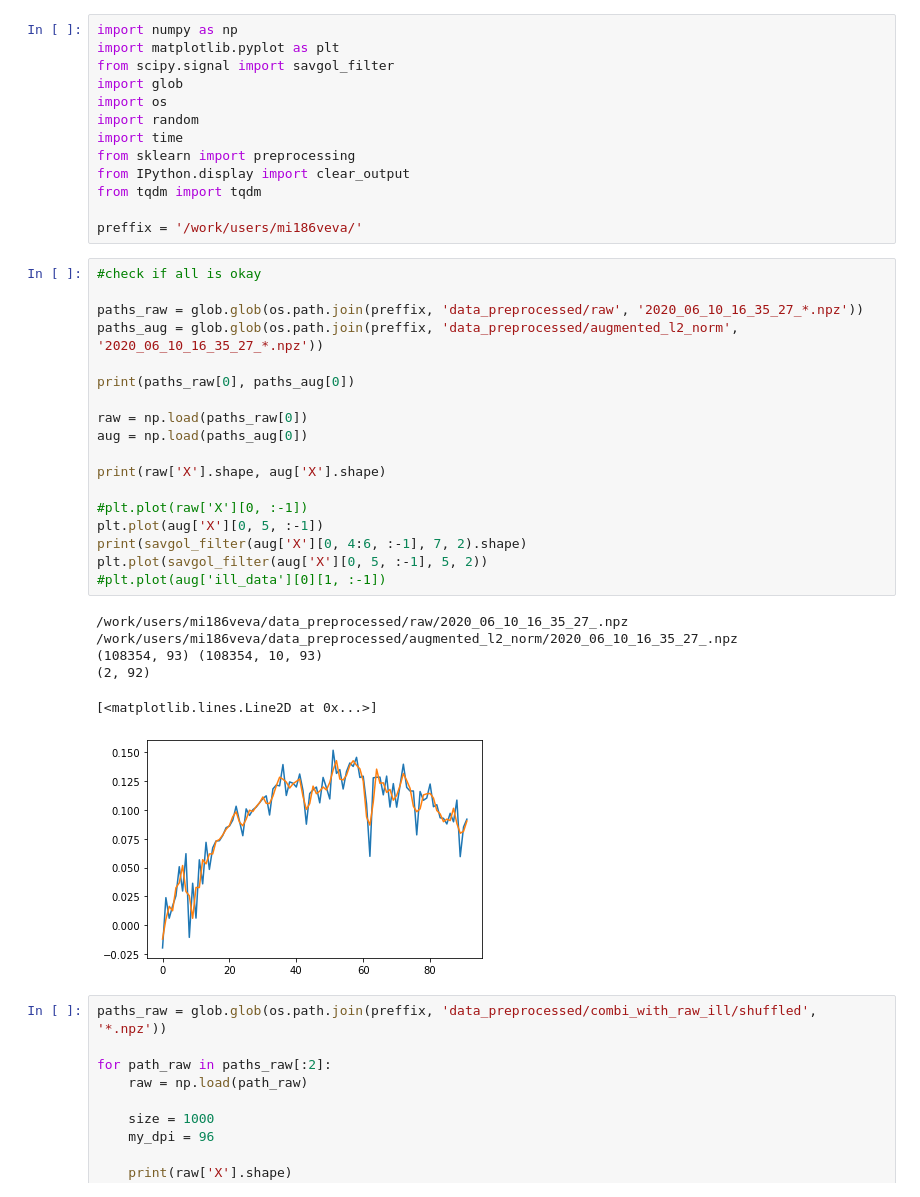
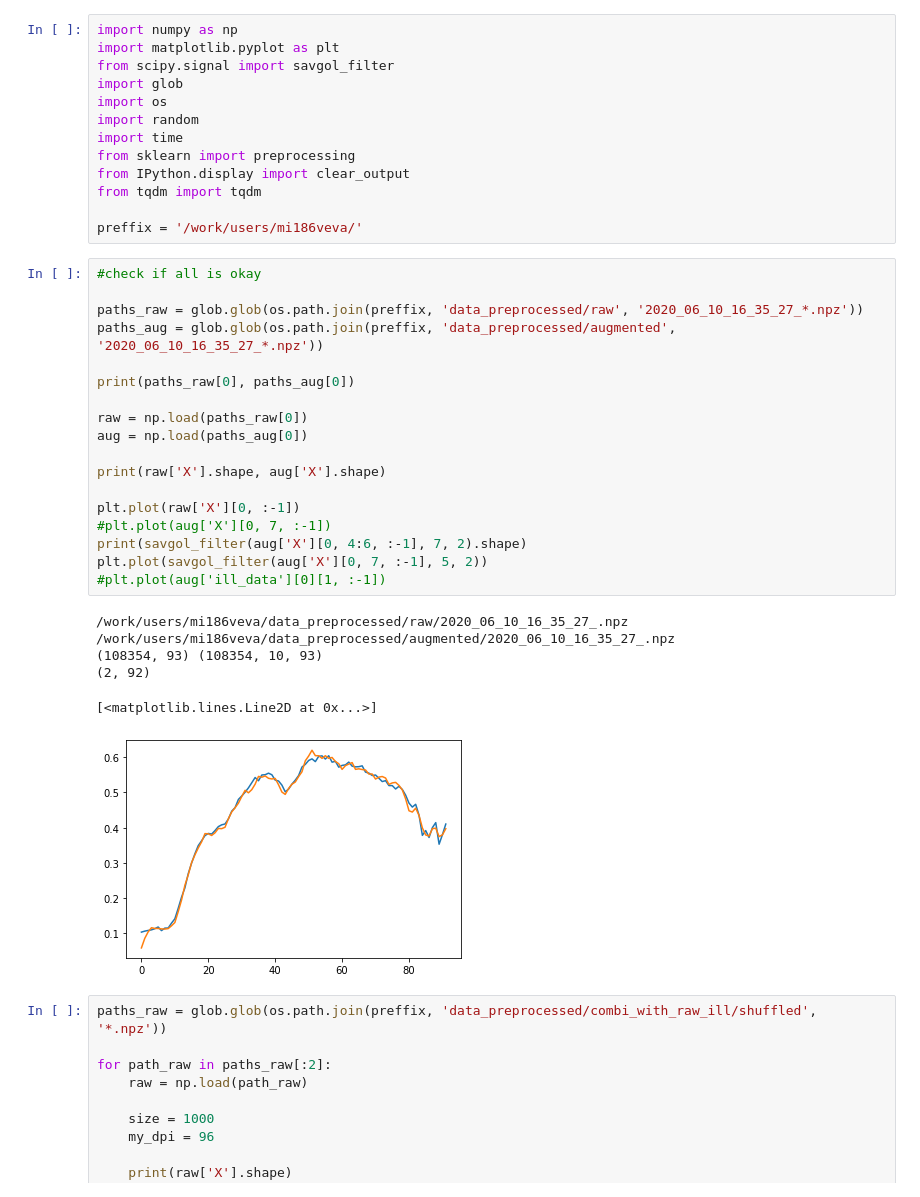
Before and after one commit to msokur/hsi-experiments, a Jupyter notebook: augmentation.ipynb, the cells around one changed output. Drawn from its saved outputs; the diff is of its cells as text.

```diff
--- a/augmentation.ipynb
+++ b/augmentation.ipynb
@@ -14,27 +14,27 @@ preffix = '/work/users/mi186veva/'
 # %%
 #check if all is okay
 
 paths_raw = glob.glob(os.path.join(preffix, 'data_preprocessed/raw', '2020_06_10_16_35_27_*.npz'))
-paths_aug = glob.glob(os.path.join(preffix, 'data_preprocessed/augmented_l2_norm', '2020_06_10_16_35_27_*.npz'))
+paths_aug = glob.glob(os.path.join(preffix, 'data_preprocessed/augmented', '2020_06_10_16_35_27_*.npz'))
 
 print(paths_raw[0], paths_aug[0])
 
 raw = np.load(paths_raw[0])
 aug = np.load(paths_aug[0])
 
 print(raw['X'].shape, aug['X'].shape)
 
-#plt.plot(raw['X'][0, :-1])
-plt.plot(aug['X'][0, 5, :-1])
+plt.plot(raw['X'][0, :-1])
+#plt.plot(aug['X'][0, 7, :-1])
 print(savgol_filter(aug['X'][0, 4:6, :-1], 7, 2).shape)
-plt.plot(savgol_filter(aug['X'][0, 5, :-1], 5, 2))
+plt.plot(savgol_filter(aug['X'][0, 7, :-1], 5, 2))
 #plt.plot(aug['ill_data'][0][1, :-1])
 # %% [output]
-/work/users/mi186veva/data_preprocessed/raw/2020_06_10_16_35_27_.npz /work/users/mi186veva/data_preprocessed/augmented_l2_norm/2020_06_10_16_35_27_.npz
+/work/users/mi186veva/data_preprocessed/raw/2020_06_10_16_35_27_.npz /work/users/mi186veva/data_preprocessed/augmented/2020_06_10_16_35_27_.npz
 (108354, 93) (108354, 10, 93)
 (2, 92)
 [<matplotlib.lines.Line2D at 0x...>]
-[figure, old version]
+[figure, new version]
 # %%
 paths_raw = glob.glob(os.path.join(preffix, 'data_preprocessed/combi_with_raw_ill/shuffled', '*.npz'))
 
```
Also changed, not shown: parts of 2 cells of this notebook, 5 other files.
